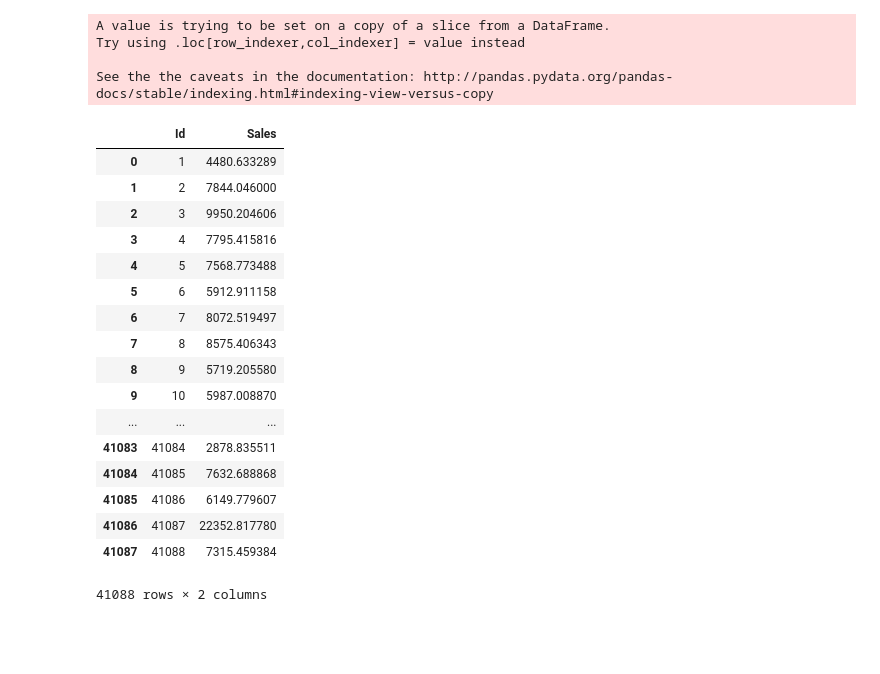
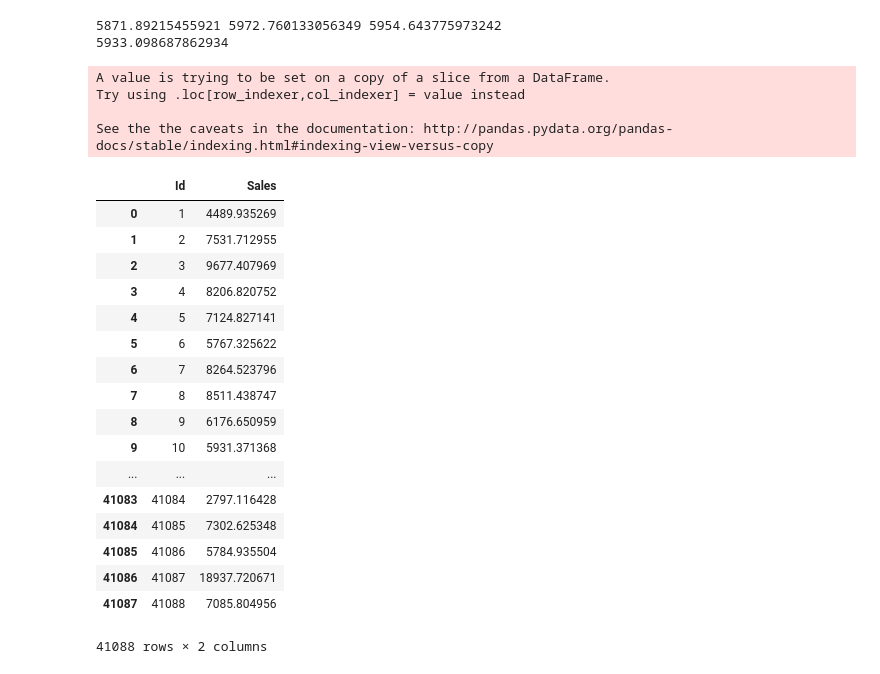
Before and after one commit to shayakhmetov/rossman-store-sales, a Jupyter notebook: stacker.ipynb, the cells around one changed output. Cells and saved outputs as stored; diff of their text form; code cells hidden in the pictures; blank space fills up the shorter version.

```diff
--- a/stacker.ipynb
+++ b/stacker.ipynb
@@ -1,39 +1,72 @@
 # %%
 import numpy as np
 import pandas as pd
 import pylab as pl
 
+from sklearn.linear_model import Ridge
+
 prediction_weights = 'prediction_weights.csv'
-prediction_rf = 'prediction_rf.csv'
+prediction_rf = 'prediction_rf80.csv'
+prediction_ridge = 'prediction_ridge.csv'
 
 df_weights = pd.read_csv(prediction_weights)
 df_rf = pd.read_csv(prediction_rf)
+df_ridge = pd.read_csv(prediction_ridge)
 
-df_stack = pd.merge(df_weights, df_rf, on='Id')
+rf_mean = df_rf.Sales.mean()
+weights_mean = df_weights.Sales.mean()
+ridge_mean = df_ridge.Sales.mean()
+print(rf_mean, weights_mean, ridge_mean)
+
+mean = (rf_mean + weights_mean + ridge_mean)/3.
+print(mean)
+max_dev = max([abs(rf_mean-mean), abs(weights_mean-mean), abs(ridge_mean-mean)])
+
+rf_coeff = abs(mean - rf_mean)/max_dev
+weights_coeff = abs(mean - weights_mean)/max_dev
+ridge_coeff = abs(mean - ridge_mean)/max_dev
+
+sum_coeff = rf_coeff + weights_coeff + ridge_coeff
+
+rf_coeff = 3*rf_coeff/sum_coeff
+weights_coeff = 3*weights_coeff/sum_coeff
+ridge_coeff = 3*ridge_coeff/sum_coeff
+
+assert(weights_coeff + ridge_coeff + rf_coeff == 3)
+
+df_rf.Sales = rf_coeff*df_rf.Sales
+df_weights.Sales = weights_coeff*df_weights.Sales
+df_ridge.Sales = ridge_coeff*df_ridge.Sales
+
+df_stack = pd.merge(df_rf, df_weights, on='Id')
+df_stack = pd.merge(df_stack, df_ridge, on='Id')
+
 df_result = df_stack[['Id']]
-df_result['Sales'] = df_stack[['Sales_x', 'Sales_y']].mean(axis=1)
+df_result['Sales'] = df_stack[['Sales_x', 'Sales_y', 'Sales']].mean(axis=1)
 df_result.to_csv('prediction.csv', index=False)
 df_result
 # %% [output]
-A value is trying to be set on a copy of a slice from a DataFrame.
-Try using .loc[row_indexer,col_indexer] = value instead
-
-See the the caveats in the documentation: http://pandas.pydata.org/pandas-docs/stable/indexing.html#indexing-view-versus-copy
+5871.89215455921 5972.760133056349 5954.643775973242
+5933.098687862934
+A value is trying to be set on a copy of a slice from a DataFrame.
+Try using .loc[row_indexer,col_indexer] = value instead
+
+See the the caveats in the documentation: http://pandas.pydata.org/pandas-docs/stable/indexing.html#indexing-view-versus-copy
 |  | Id | Sales |
-| 0 | 1 | 4480.633289 |
-| 1 | 2 | 7844.046000 |
-| 2 | 3 | 9950.204606 |
-| 3 | 4 | 7795.415816 |
-| 4 | 5 | 7568.773488 |
-| 5 | 6 | 5912.911158 |
-| 6 | 7 | 8072.519497 |
-| 7 | 8 | 8575.406343 |
-| 8 | 9 | 5719.205580 |
-| 9 | 10 | 5987.008870 |
+| 0 | 1 | 4489.935269 |
+| 1 | 2 | 7531.712955 |
+| 2 | 3 | 9677.407969 |
+| 3 | 4 | 8206.820752 |
+| 4 | 5 | 7124.827141 |
+| 5 | 6 | 5767.325622 |
+| 6 | 7 | 8264.523796 |
+| 7 | 8 | 8511.438747 |
+| 8 | 9 | 6176.650959 |
+| 9 | 10 | 5931.371368 |
 | ... | ... | ... |
-| 41083 | 41084 | 2878.835511 |
-| 41084 | 41085 | 7632.688868 |
-| 41085 | 41086 | 6149.779607 |
-| 41086 | 41087 | 22352.817780 |
-| 41087 | 41088 | 7315.459384 |
+| 41083 | 41084 | 2797.116428 |
+| 41084 | 41085 | 7302.625348 |
+| 41085 | 41086 | 5784.935504 |
+| 41086 | 41087 | 18937.720671 |
+| 41087 | 41088 | 7085.804956 |
-41088 rows × 2 columns
+41088 rows × 2 columns
```
Also changed, not shown: 1 other file.
